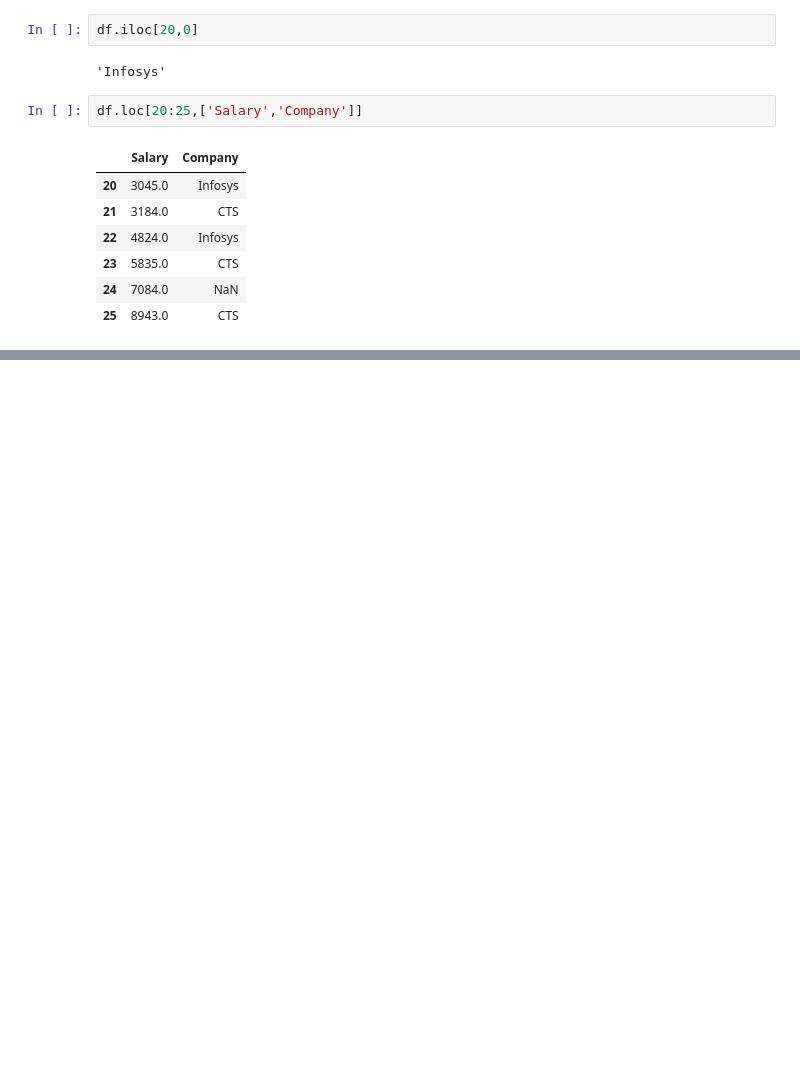
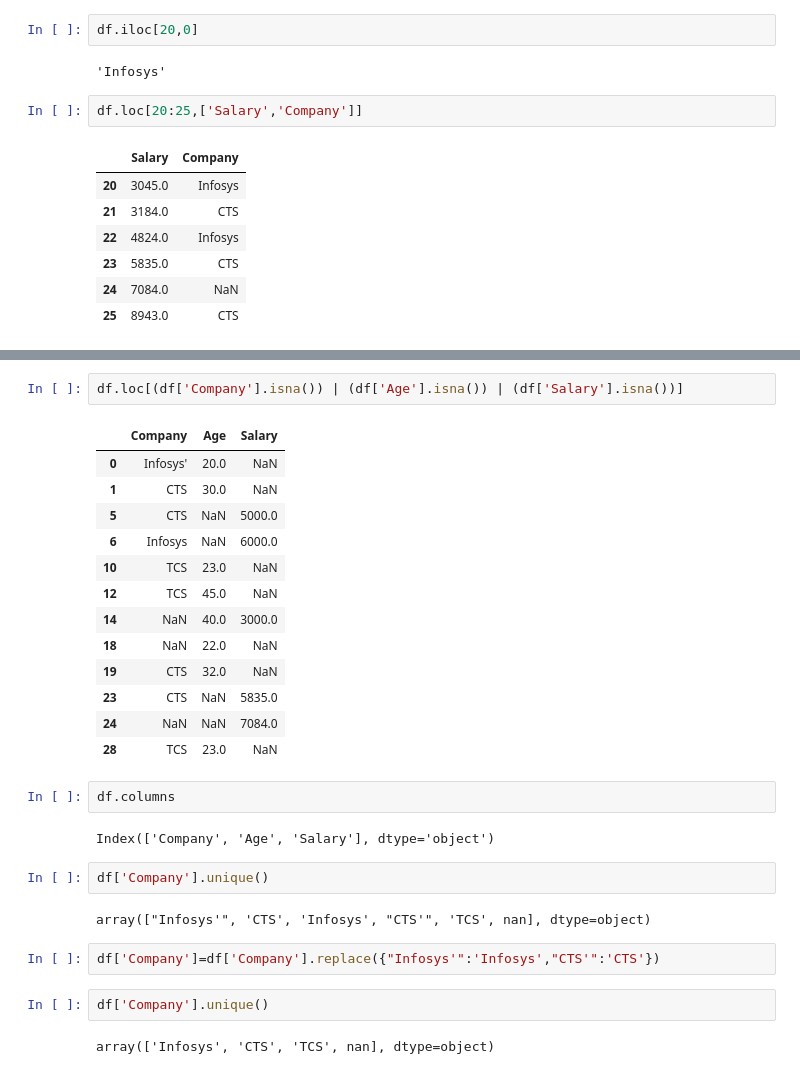
Before and after one commit to RaghulRameshTrainer/Capgemini_2022Apr, a Jupyter notebook: pandas_discussion.ipynb, the cells around one changed output, grey strips where cells are left out. Cells and saved outputs as stored; diff of their text form; blank space fills up the shorter version.

```diff
--- a/pandas_discussion.ipynb
+++ b/pandas_discussion.ipynb
@@ -102,0 +161,30 @@ df.loc[20:25,['Salary','Company']]
+# %%
+df.loc[(df['Company'].isna()) | (df['Age'].isna()) | (df['Salary'].isna())]
+# %% [output]
+|  | Company | Age | Salary |
+| 0 | Infosys' | 20.0 | NaN |
+| 1 | CTS | 30.0 | NaN |
+| 5 | CTS | NaN | 5000.0 |
+| 6 | Infosys | NaN | 6000.0 |
+| 10 | TCS | 23.0 | NaN |
+| 12 | TCS | 45.0 | NaN |
+| 14 | NaN | 40.0 | 3000.0 |
+| 18 | NaN | 22.0 | NaN |
+| 19 | CTS | 32.0 | NaN |
+| 23 | CTS | NaN | 5835.0 |
+| 24 | NaN | NaN | 7084.0 |
+| 28 | TCS | 23.0 | NaN |
+# %%
+df.columns
+# %% [output]
+Index(['Company', 'Age', 'Salary'], dtype='object')
+# %%
+df['Company'].unique()
+# %% [output]
+array(["Infosys'", 'CTS', 'Infosys', "CTS'", 'TCS', nan], dtype=object)
+# %%
+df['Company']=df['Company'].replace({"Infosys'":'Infosys',"CTS'":'CTS'})
+# %%
+df['Company'].unique()
+# %% [output]
+array(['Infosys', 'CTS', 'TCS', nan], dtype=object)
```
Also changed, not shown: parts of 26 cells of this notebook.
